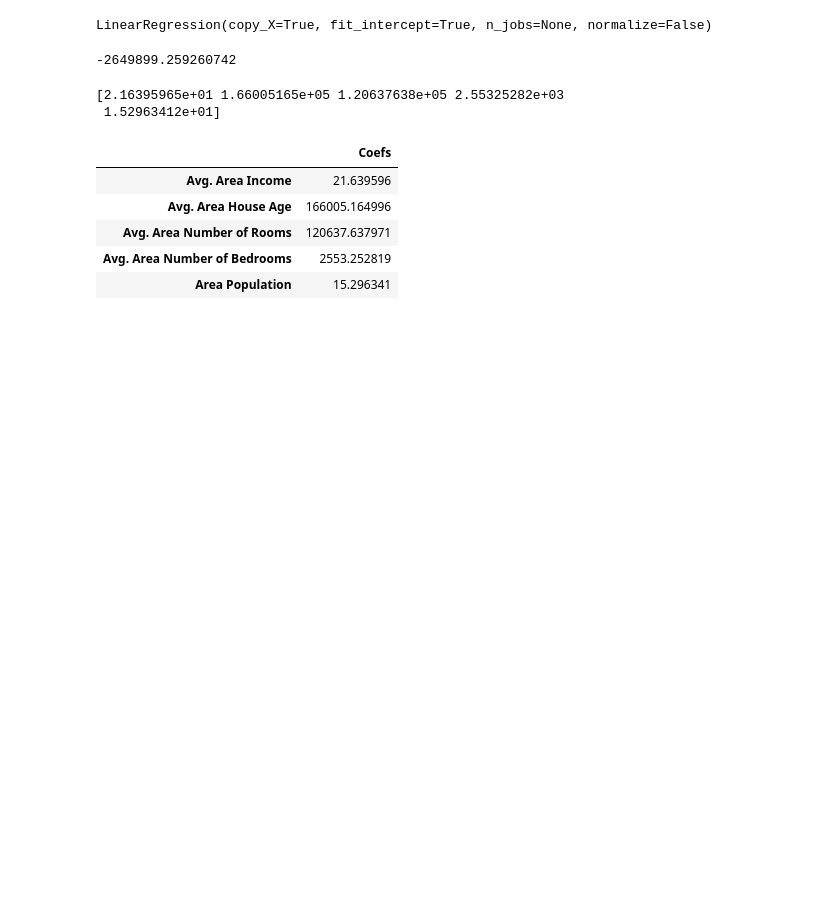
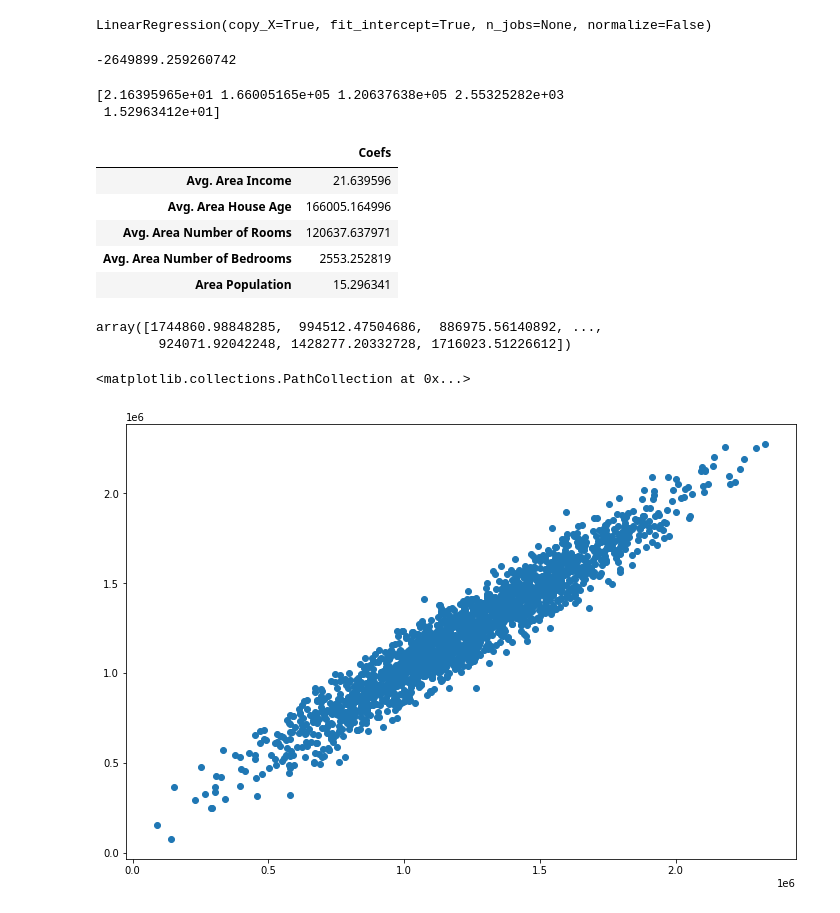
Before and after one commit to ro-prates/data_science, a Jupyter notebook: regressao_casas.ipynb, the cells around one changed output. Saved outputs shown, nothing was run; the diff lists cells and outputs as text; code cells hidden in the pictures; blank space fills up the shorter version.

```diff
--- a/regressao_casas.ipynb
+++ b/regressao_casas.ipynb
@@ -141,3 +141,15 @@ coefs
 | Avg. Area Number of Rooms | 120637.637971 |
 | Avg. Area Number of Bedrooms | 2553.252819 |
 | Area Population | 15.296341 |
+# %%
+predict = lm.predict(x_test)
+predict
+# %% [output]
+array([1744860.98848285,  994512.47504686,  886975.56140892, ...,
+        924071.92042248, 1428277.20332728, 1716023.51226612])
+# %%
+plt.figure(figsize=(12, 8))
+plt.scatter(y_test, predict)
+# %% [output]
+<matplotlib.collections.PathCollection at 0x...>
+[figure, added]
```
Also changed, not shown: parts of 5 cells of this notebook.
